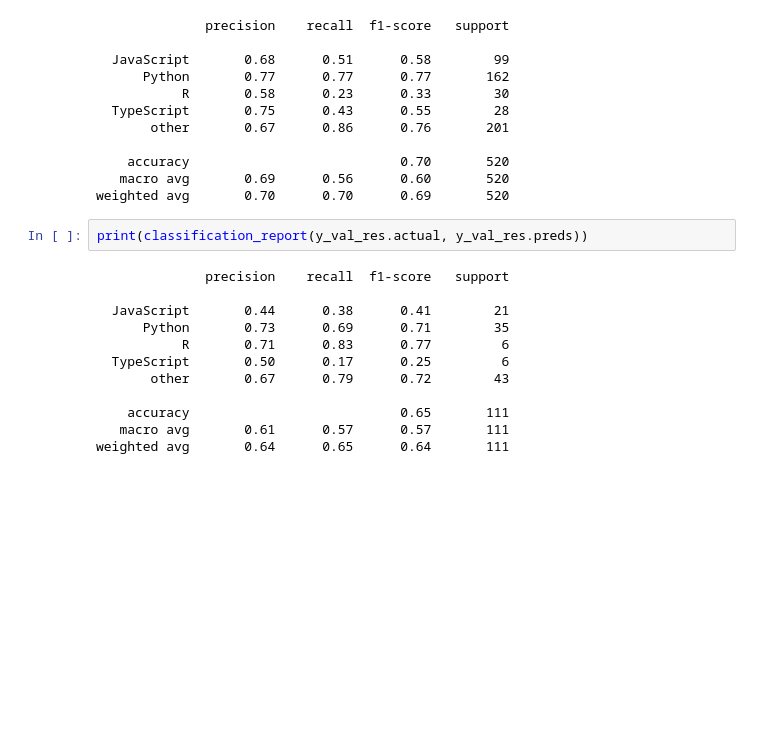
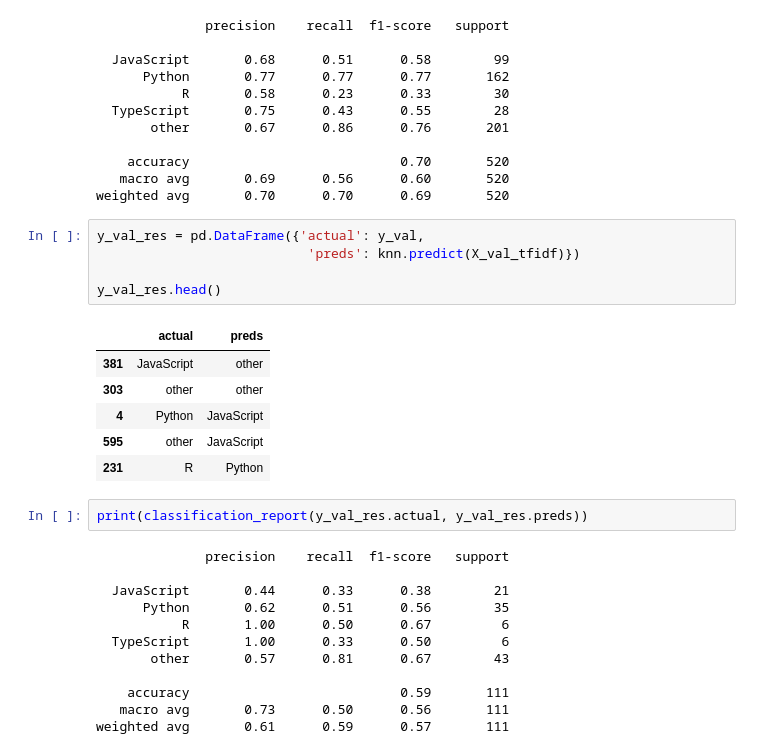
Before and after one commit to NLP-Team-Project/NLP-Project, a Jupyter notebook: Marcelino/prepare&model_scratch.ipynb, the cells around one changed output. Saved outputs shown, nothing was run; the diff lists cells and outputs as text; blank space fills up the shorter version.

```diff
--- a/Marcelino/prepare&model_scratch.ipynb
+++ b/Marcelino/prepare&model_scratch.ipynb
@@ -801,17 +825,29 @@ print(classification_report(y_train_res.actual, y_train_res.preds))
     accuracy                           0.70       520
    macro avg       0.69      0.56      0.60       520
 weighted avg       0.70      0.70      0.69       520
+# %%
+y_val_res = pd.DataFrame({'actual': y_val,
+                           'preds': knn.predict(X_val_tfidf)})
+
+y_val_res.head()
+# %% [output]
+|  | actual | preds |
+| 381 | JavaScript | other |
+| 303 | other | other |
+| 4 | Python | JavaScript |
+| 595 | other | JavaScript |
+| 231 | R | Python |
 # %%
 print(classification_report(y_val_res.actual, y_val_res.preds))
 # %% [output]
               precision    recall  f1-score   support
 
-  JavaScript       0.44      0.38      0.41        21
-      Python       0.73      0.69      0.71        35
-           R       0.71      0.83      0.77         6
-  TypeScript       0.50      0.17      0.25         6
-       other       0.67      0.79      0.72        43
+  JavaScript       0.44      0.33      0.38        21
+      Python       0.62      0.51      0.56        35
+           R       1.00      0.50      0.67         6
+  TypeScript       1.00      0.33      0.50         6
+       other       0.57      0.81      0.67        43
 
-    accuracy                           0.65       111
-   macro avg       0.61      0.57      0.57       111
-weighted avg       0.64      0.65      0.64       111
+    accuracy                           0.59       111
+   macro avg       0.73      0.50      0.56       111
+weighted avg       0.61      0.59      0.57       111
```
Also changed, not shown: parts of 12 cells of this notebook, 4 other files.
